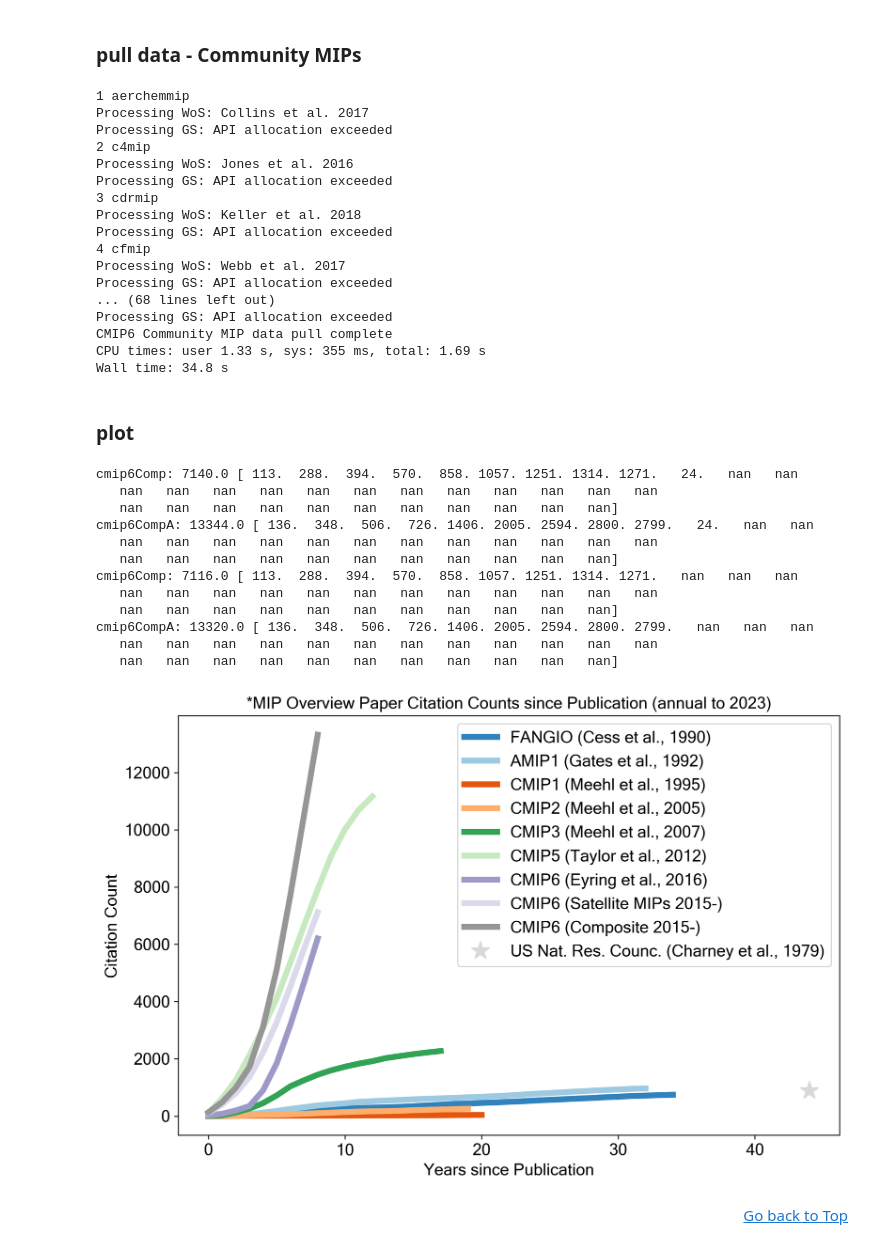
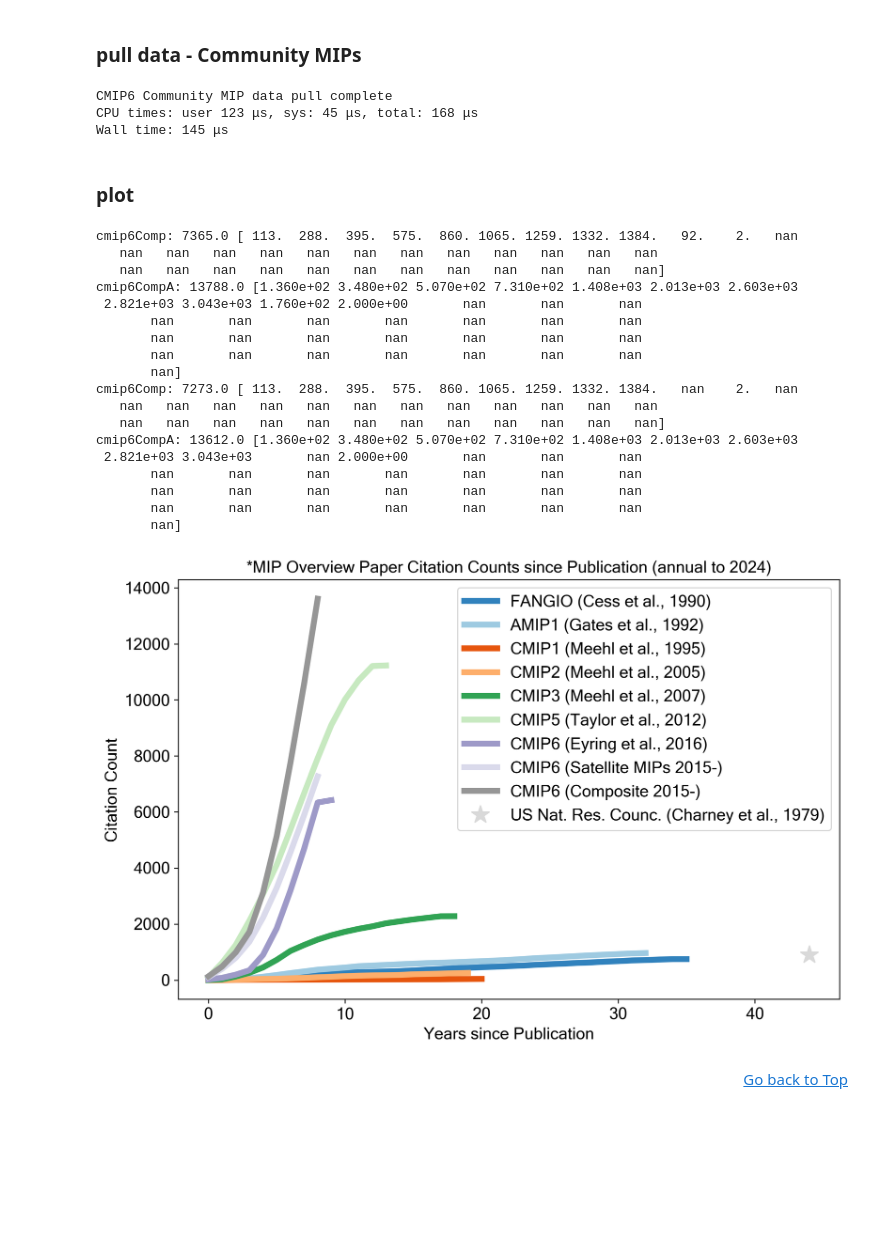
Before and after one commit to durack1/CMIPSummary, a Jupyter notebook: figuresAndTables.ipynb, the cells around one changed output. Saved outputs shown, nothing was run; the diff lists cells and outputs as text; code cells hidden in the pictures; blank space fills up the shorter version.

Commit message:
update upstream data sources: esgf, wos

```diff
--- a/figuresAndTables.ipynb
+++ b/figuresAndTables.ipynb
@@ -183,7 +185,7 @@ import csv
 import glob
 
 # read data
-csvFiles = glob.glob(os.path.join("241209", "*_datasets_*_footprint_CMIP6_*.csv"))
+csvFiles = glob.glob(os.path.join("250121", "*_datasets_*_footprint_CMIP6_*.csv"))
 csvFiles.sort()
 
 # create dictionary
@@ -456,7 +446,8 @@ Wall time: 15.4 s
 # create a filled pad list based on FANGIO 1990 published, 1991 citation to present
 currentYr = datetime.date.today().year
 tmp = np.arange(1990, currentYr+1)
-citingYrsPad = [np.nan]*len(dataDic["fangio"]["wosPad"])
+padLen = 36  # len(dataDic["fangio"]["wosPad"])
+citingYrsPad = [np.nan]*padLen
 # CMIP6 MIPs - https://gmd.copernicus.org/articles/special_issue590.html + CDRMIP + ?
 data = {
     "key": ["strId", "DOI", "WoSId", "GSchId"],
@@ -492,7 +483,7 @@ data = {
     "covidmip": ["CovidMIP (Lamboll et al., 2021)", "10.5194/gmd-14-3683-2021", "000665538700002", "15712557263970835869"],
     "covidmip2": ["CovidMIP (Jones et al., 2021)", "10.1029/2020GL091883", "000672324900006", "4763600016023344623"],  # gsch issue, use DOI
 }
-
+""" turn off
 for count, key in enumerate(data.keys()):
     if key == "key":
         continue
@@ -504,25 +495,12 @@ for count, key in enumerate(data.keys()):
     dataDic[key]["wosPad"] = pad
     gcites = grabGoogleScholarCites(data[key][3])
     dataDic[key]["gsch"] = gcites
+"""
 
 print("CMIP6 Community MIP data pull complete")
 # %% [output]
-1 aerchemmip
-Processing WoS: Collins et al. 2017
-Processing GS: API allocation exceeded
-2 c4mip
-Processing WoS: Jones et al. 2016
-Processing GS: API allocation exceeded
-3 cdrmip
-Processing WoS: Keller et al. 2018
-Processing GS: API allocation exceeded
-4 cfmip
-Processing WoS: Webb et al. 2017
-Processing GS: API allocation exceeded
-... (68 lines left out)
-Processing GS: API allocation exceeded
 CMIP6 Community MIP data pull complete
-CPU times: user 1.33 s, sys: 355 ms, total: 1.69 s
-Wall time: 34.8 s
+CPU times: user 123 μs, sys: 45 μs, total: 168 μs
+Wall time: 145 μs
 # %%
 # write data to tmp.json
@@ -533,7 +511,7 @@ Wall time: 34.8 s
 ### plot
 # %%
 # set inputs
-with open("241209a.json", "r") as f:
+with open("250122a.json", "r") as f:
     data = json.load(f)
 
 # set figure defaults
@@ -676,44 +654,50 @@ star0 = plt.plot(
 updateLineColours(ax, cm)  # update colour palette
 
 # pretty things up - add text for labels, title, custom x-axis tick labels, etc.
 ax.set_title(
     "".join(
         [
             "*MIP Overview Paper Citation Counts since Publication (annual to ",
             str(currentYr - 1),
             ")",
         ]
     ),
     fontname=fontName,
     fontsize=fontSize,
 )
 ax.set_ylabel("Citation Count", fontname=fontName, fontsize=fontSize)
 plt.yticks(fontname=fontName, fontsize=fontSize)
 ax.set_xlabel("Years since Publication", fontname=fontName, fontsize=fontSize)
 plt.xticks(fontname=fontName, fontsize=fontSize)
 ax.legend(prop={"family": fontName, "size": fontSize})
 # plt.text(42, -270, ' '.join([timeFormat]), fontsize=5). # dob timestamp
 
 # fill canvas
 fig.tight_layout()
 
 # display, save, close
 plt.show()
 fig.savefig("_".join([timeFormat, "Fig3.svg"]), format="svg")
 # %% [output]
-cmip6Comp: 7140.0 [ 113.  288.  394.  570.  858. 1057. 1251. 1314. 1271.   24.   nan   nan
+cmip6Comp: 7365.0 [ 113.  288.  395.  575.  860. 1065. 1259. 1332. 1384.   92.    2.   nan
    nan   nan   nan   nan   nan   nan   nan   nan   nan   nan   nan   nan
-   nan   nan   nan   nan   nan   nan   nan   nan   nan   nan   nan]
-cmip6CompA: 13344.0 [ 136.  348.  506.  726. 1406. 2005. 2594. 2800. 2799.   24.   nan   nan
+   nan   nan   nan   nan   nan   nan   nan   nan   nan   nan   nan   nan]
+cmip6CompA: 13788.0 [1.360e+02 3.480e+02 5.070e+02 7.310e+02 1.408e+03 2.013e+03 2.603e+03
+ 2.821e+03 3.043e+03 1.760e+02 2.000e+00       nan       nan       nan
+       nan       nan       nan       nan       nan       nan       nan
+       nan       nan       nan       nan       nan       nan       nan
+       nan       nan       nan       nan       nan       nan       nan
+       nan]
+cmip6Comp: 7273.0 [ 113.  288.  395.  575.  860. 1065. 1259. 1332. 1384.   nan    2.   nan
    nan   nan   nan   nan   nan   nan   nan   nan   nan   nan   nan   nan
-   nan   nan   nan   nan   nan   nan   nan   nan   nan   nan   nan]
-cmip6Comp: 7116.0 [ 113.  288.  394.  570.  858. 1057. 1251. 1314. 1271.   nan   nan   nan
-   nan   nan   nan   nan   nan   nan   nan   nan   nan   nan   nan   nan
-   nan   nan   nan   nan   nan   nan   nan   nan   nan   nan   nan]
-cmip6CompA: 13320.0 [ 136.  348.  506.  726. 1406. 2005. 2594. 2800. 2799.   nan   nan   nan
-   nan   nan   nan   nan   nan   nan   nan   nan   nan   nan   nan   nan
-   nan   nan   nan   nan   nan   nan   nan   nan   nan   nan   nan]
+   nan   nan   nan   nan   nan   nan   nan   nan   nan   nan   nan   nan]
+cmip6CompA: 13612.0 [1.360e+02 3.480e+02 5.070e+02 7.310e+02 1.408e+03 2.013e+03 2.603e+03
+ 2.821e+03 3.043e+03       nan 2.000e+00       nan       nan       nan
+       nan       nan       nan       nan       nan       nan       nan
+       nan       nan       nan       nan       nan       nan       nan
+       nan       nan       nan       nan       nan       nan       nan
+       nan]
-[figure, old version]
+[figure, new version]
 # %% [markdown]
 <div align=right>
 <a href=figuresAndTables.ipynb#top>Go back to Top</a>
```
Also changed, not shown: parts of 9 cells of this notebook, 30 other files.
